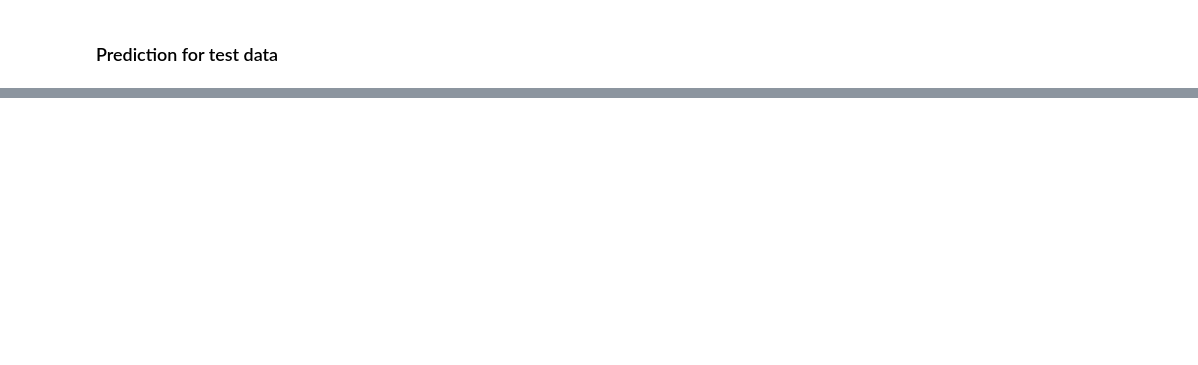
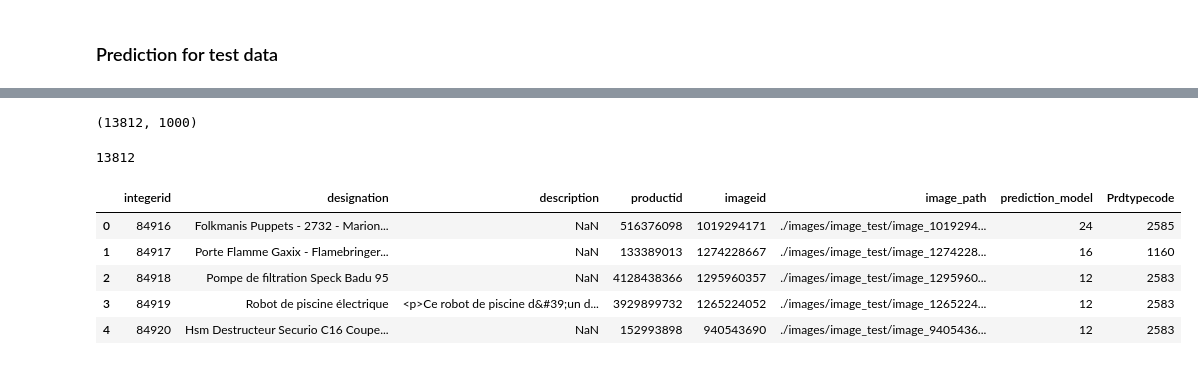
Before and after one commit to Times0/RakutenMultimodalClassification, a Jupyter notebook: cnn.ipynb, the cells around one changed output, grey strips where cells are left out. Saved outputs shown, nothing was run; the diff lists cells and outputs as text; code cells hidden in the pictures; blank space fills up the shorter version.

```diff
--- a/cnn.ipynb
+++ b/cnn.ipynb
@@ -66,8 +66,16 @@ train_img = train[['imageid','productid','labels']]
 train_img['image_path']=train_img.progress_apply(lambda x: get_img_path(x['imageid'],x['productid'],
                                                                 path = './images/image_train/'),axis=1)
 X_test['image_path']=X_test.progress_apply(lambda x: get_img_path(x['imageid'],x['productid'],
-                                                    path='./images/image_test'),axis=1)
-train_df, val_df, _, _ = train_test_split(train_img, train_img['labels'],random_state=2020, test_size = 0.1, stratify=train_img['labels'])
+                                                    path='./images/image_test/'),axis=1)
+#train_df, val_df, _, _ = train_test_split(train_img, train_img['labels'],random_state=2020, test_size = 0.1, stratify=train_img['labels'])
+
+# Splitting into Train, Validation, and Test
+train_df, temp_df = train_test_split(train_img, test_size=0.2, stratify=train_img['labels'], random_state=2020)
+val_df, test_df = train_test_split(temp_df, test_size=0.5, stratify=temp_df['labels'], random_state=2020)
+
+print("Train size:", train_df.shape)
+print("Validation size:", val_df.shape)
+print("Test size:", test_df.shape)
 # %% [output]
 (84916, 5)
 (84916, 2)
@@ -542,6 +592,8 @@ Prediction on validation DONE
 # %%
-# softmax_logits=np.array(softmax_logits)
+softmax_logits=np.array(softmax_logits)
 
-# print(softmax_logits.shape)
+print(softmax_logits.shape)
 
-# np.save('Test_resnext50_32x4d_phase1_softmax_logits.npy',softmax_logits)
+np.save('Test_resnext50_32x4d_phase1_softmax_logits.npy',softmax_logits)
+# %% [output]
+(13812, 1000)
@@ -550,4 +600,17 @@ Prediction on validation DONE
+# %%
+len(predictions)
+# %% [output]
+13812
 # %%
-# X_test['prediction_model']= predictions
-# X_test['Prdtypecode']=X_test['prediction_model'].map(dict_id_to_code)
-# X_test['Prdtypecode'].value_counts()
+X_test['prediction_model']= predictions
+X_test['Prdtypecode']=X_test['prediction_model'].map(dict_id_to_code)
+X_test['Prdtypecode'].value_counts()
+
+X_test.head()
+# %% [output]
+|  | integerid | designation | description | productid | imageid | image_path | prediction_model | Prdtypecode |
+| 0 | 84916 | Folkmanis Puppets - 2732 - Marion... | NaN | 516376098 | 1019294171 | ./images/image_test/image_1019294... | 24 | 2585 |
+| 1 | 84917 | Porte Flamme Gaxix - Flamebringer... | NaN | 133389013 | 1274228667 | ./images/image_test/image_1274228... | 16 | 1160 |
+| 2 | 84918 | Pompe de filtration Speck Badu 95 | NaN | 4128438366 | 1295960357 | ./images/image_test/image_1295960... | 12 | 2583 |
+| 3 | 84919 | Robot de piscine électrique | <p>Ce robot de piscine d&#39;un d... | 3929899732 | 1265224052 | ./images/image_test/image_1265224... | 12 | 2583 |
+| 4 | 84920 | Hsm Destructeur Securio C16 Coupe... | NaN | 152993898 | 940543690 | ./images/image_test/image_9405436... | 12 | 2583 |
```
Also changed, not shown: parts of 12 cells of this notebook.
